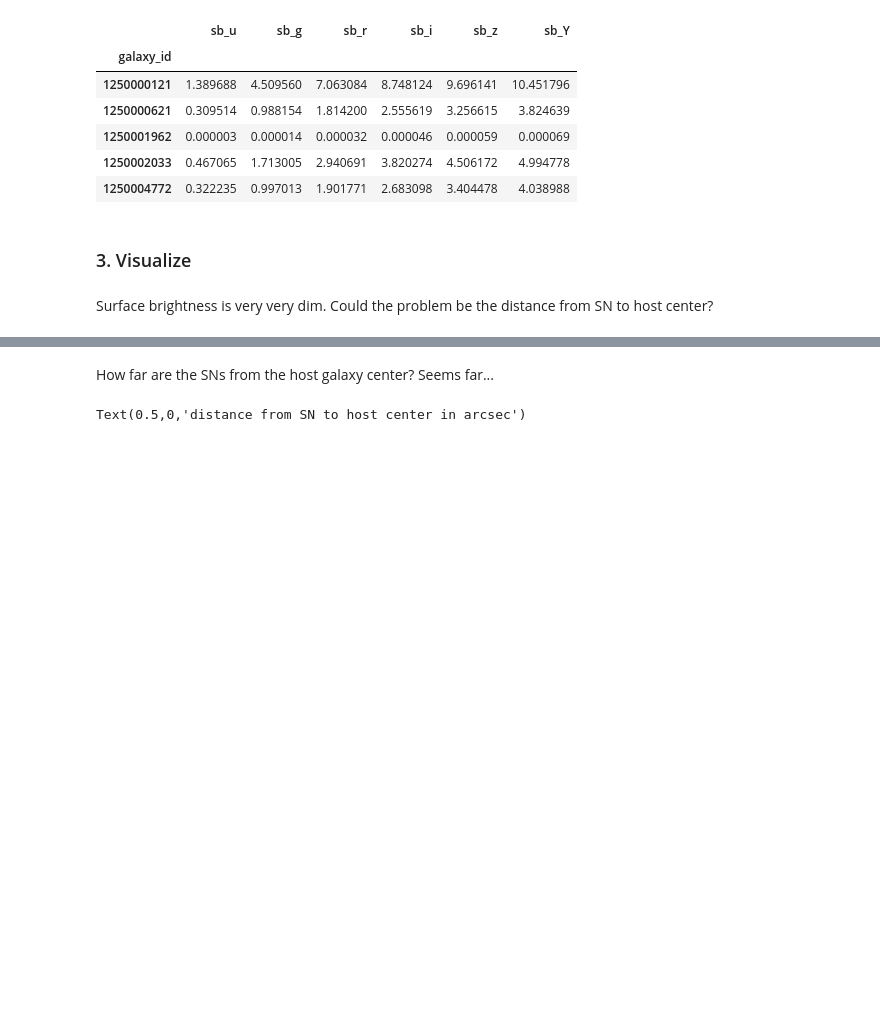
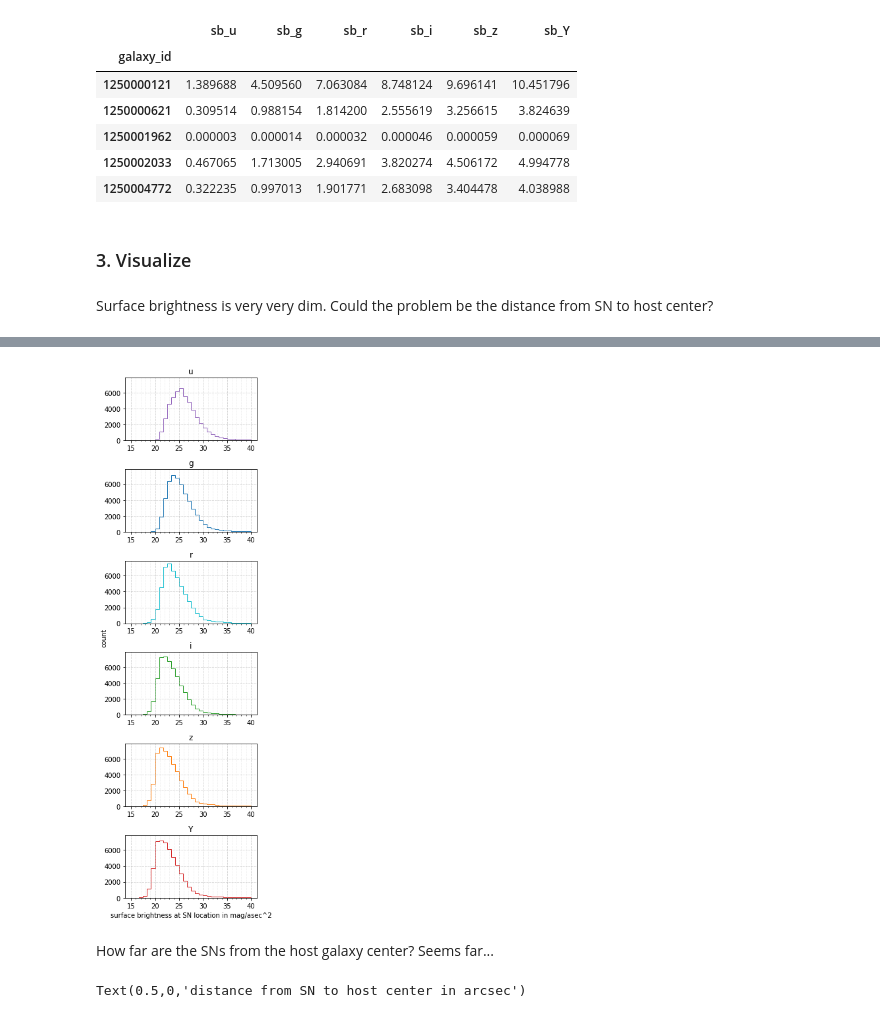
Before and after one commit to LSSTDESC/SN_image_catalog_validation, a Jupyter notebook: surface_brightness/host_surface_brightness_joined_db.ipynb, the cells around one changed output, grey strips where cells are left out. Drawn from its saved outputs; the diff is of its cells as text; code cells hidden in the pictures; blank space fills up the shorter version.

```diff
--- a/surface_brightness/host_surface_brightness_joined_db.ipynb
+++ b/surface_brightness/host_surface_brightness_joined_db.ipynb
@@ -140,3 +140,27 @@ Text(0,0.5,'count')
+# %%
+fig, ax = plt.subplots(6, sharex=False, sharey=True, figsize=(4, 12))
+fig.add_subplot(111, frameon=False)
+x_major_ticks = np.arange(15, 40.5, 5)
+x_minor_ticks = np.arange(15, 40.5, 1)
+y_ticks = np.arange(0, 8000, 2000)
+
+for ax_idx, bp in enumerate('ugrizY'):
+    _ = ax[ax_idx].hist(finite_sb_all_bands['mag_sb_%s' %bp], range=[15.0, 40.0], histtype='step', color=color_dict[bp], label=bp, bins=30)
+    ax[ax_idx].set_title(bp)
+    ax[ax_idx].set_xticks(major_ticks)
+    ax[ax_idx].set_xticks(minor_ticks, minor=True)
+    ax[ax_idx].set_yticks(y_ticks)
+    ax[ax_idx].grid(which='major', alpha=0.5, linestyle='--')
+    ax[ax_idx].grid(which='minor', alpha=0.2, linestyle='--')
+
+fig.tight_layout()
+plt.xlabel("surface brightness at SN location in mag/asec^2")
+plt.ylabel("count")
+plt.tick_params(labelcolor='none', top=False, bottom=False, left=False, right=False)
+
+plt.savefig('per_band_host_surface_brightness_at_sn_locations.pdf')
+# %% [output]
+[figure, added]
 # %% [markdown]
 How far are the SNs from the host galaxy center? Seems far...
 # %%
```
Also changed, not shown: parts of 1 cell of this notebook, 2 other files.
